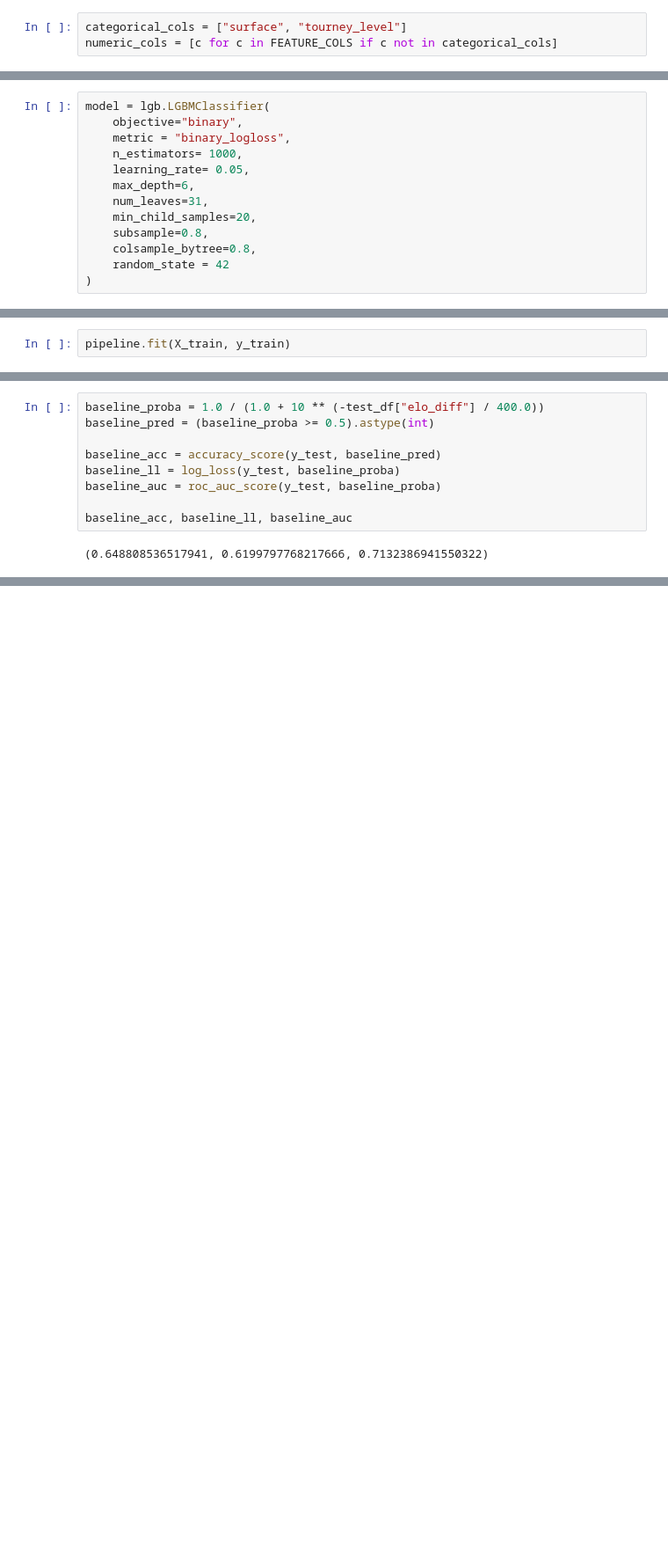
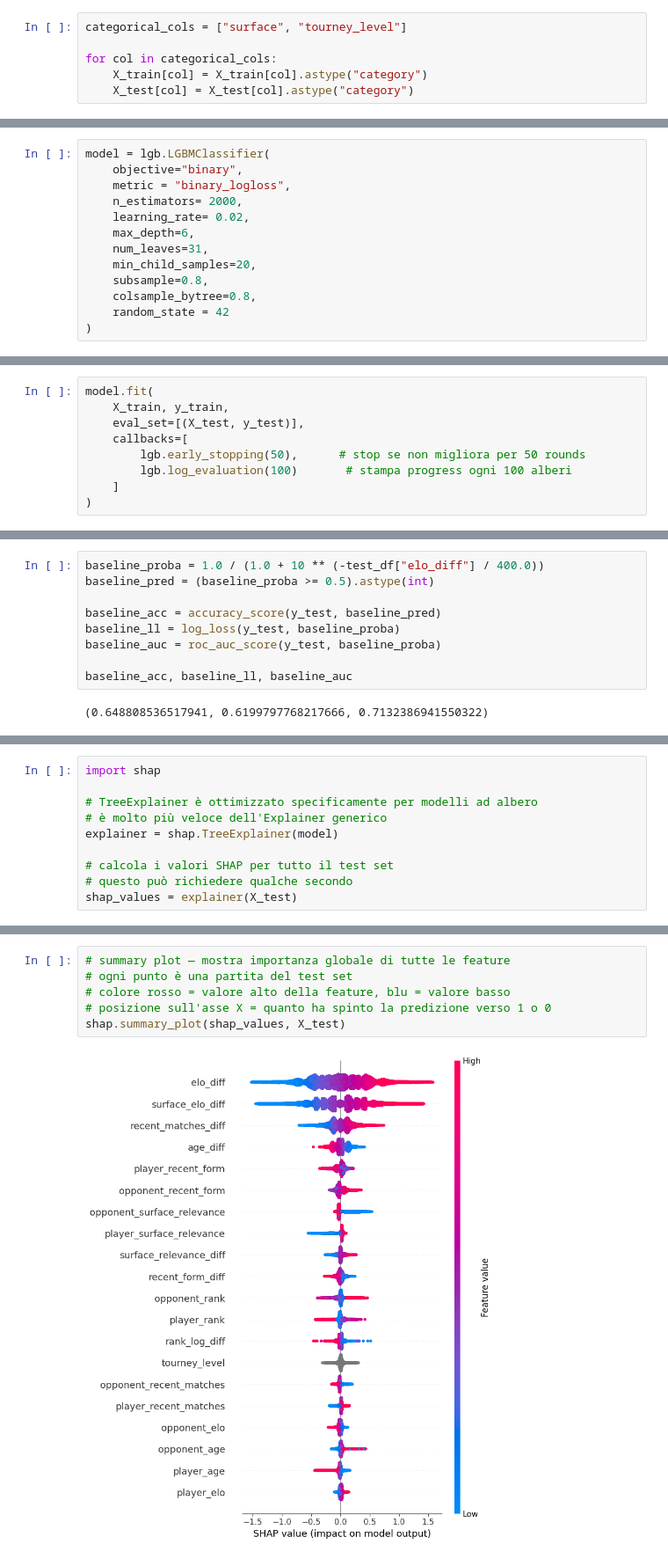
Before and after one commit to Lytir03/GBDT-Tennis-Predictor, a Jupyter notebook: notebooks_2m/05_model_training.ipynb, the cells around one changed output, grey strips where cells are left out. Shown at 88% size. Saved outputs shown, nothing was run; the diff lists cells and outputs as text; blank space fills up the shorter version.

```diff
--- a/notebooks_2m/05_model_training.ipynb
+++ b/notebooks_2m/05_model_training.ipynb
@@ -69,7 +64,10 @@ X_test = test_df[FEATURE_COLS]
 y_test = test_df[TARGET_COL]
 # %%
 categorical_cols = ["surface", "tourney_level"]
-numeric_cols = [c for c in FEATURE_COLS if c not in categorical_cols]
+
+for col in categorical_cols:
+    X_train[col] = X_train[col].astype("category")
+    X_test[col] = X_test[col].astype("category")
 # %%
 preprocessor = ColumnTransformer(
     transformers=[
@@ -81,8 +79,8 @@ preprocessor = ColumnTransformer(
 model = lgb.LGBMClassifier(
     objective="binary",
     metric = "binary_logloss",
-    n_estimators= 1000,
-    learning_rate= 0.05,
+    n_estimators= 2000,
+    learning_rate= 0.02,
     max_depth=6,
     num_leaves=31,
     min_child_samples=20,
@@ -98,4 +91,11 @@ pipeline = Pipeline([
 # %%
-pipeline.fit(X_train, y_train)
+model.fit(
+    X_train, y_train,
+    eval_set=[(X_test, y_test)],
+    callbacks=[
+        lgb.early_stopping(50),      # stop se non migliora per 50 rounds
+        lgb.log_evaluation(100)       # stampa progress ogni 100 alberi
+    ]
+)
 # %% [output]
 [LightGBM] [Info] Number of positive: 114146, number of negative: 114146
@@ -167,0 +154,10 @@ pd.DataFrame({
+# %%
+import shap
+
+# TreeExplainer è ottimizzato specificamente per modelli ad albero
+# è molto più veloce dell'Explainer generico
+explainer = shap.TreeExplainer(model)
+
+# calcola i valori SHAP per tutto il test set
+# questo può richiedere qualche secondo
+shap_values = explainer(X_test)
@@ -167,0 +166,8 @@ pd.DataFrame({
+# %%
+# summary plot — mostra importanza globale di tutte le feature
+# ogni punto è una partita del test set
+# colore rosso = valore alto della feature, blu = valore basso
+# posizione sull'asse X = quanto ha spinto la predizione verso 1 o 0
+shap.summary_plot(shap_values, X_test)
+# %% [output]
+[figure, added]
```
Also changed, not shown: parts of 7 cells of this notebook, 2 other files.
